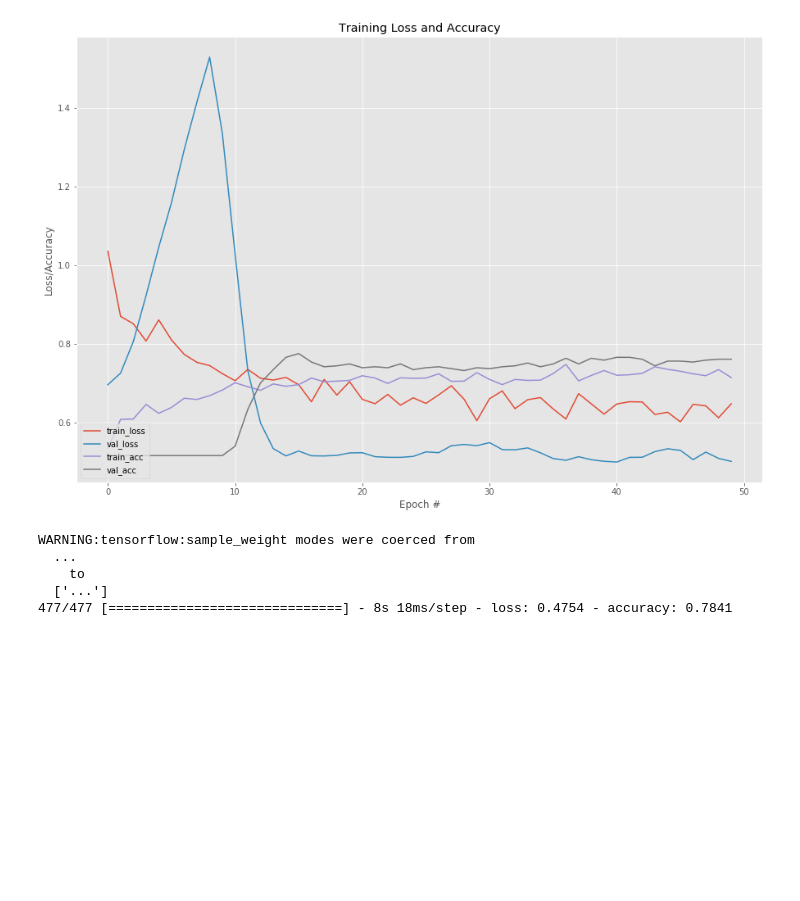
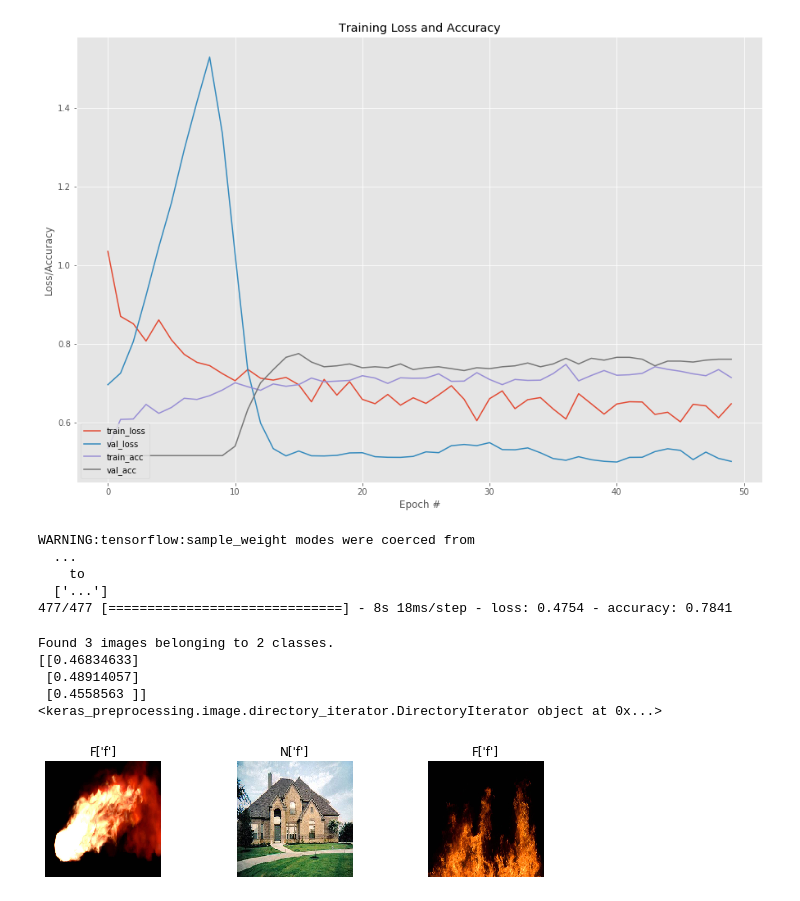
Before and after one commit to hugowangler/d7041e-mini-project, a Jupyter notebook: main.ipynb, the cells around one changed output. Drawn from its saved outputs; the diff is of its cells as text; code cells hidden in the pictures; blank space fills up the shorter version.

Commit message:
Add demo

```diff
--- a/main.ipynb
+++ b/main.ipynb
@@ -205,3 +206,29 @@ WARNING:tensorflow:sample_weight modes were coerced from
     to
   ['...']
 477/477 [==============================] - 8s 18ms/step - loss: 0.4754 - accuracy: 0.7841
+# %%
+#demo
+demo_gen = ImageDataGenerator(rescale=1./255)
+
+demo_images = demo_gen.flow_from_directory(
+    directory="dataset/demo",
+    shuffle=True,
+    target_size=IMAGE_SIZE,
+    class_mode="binary",
+    classes=CLASS_NAMES,
+    color_mode="rgba"
+)
+
+predictions = cnn.model.predict(demo_images)
+print(predictions)
+answers = np.where(predictions < 0.5, "f", "n")
+
+image_batch, label_batch = next(demo_images)
+show_batch(image_batch, label_batch, answers)
+# %% [output]
+Found 3 images belonging to 2 classes.
+[[0.46834633]
+ [0.48914057]
+ [0.4558563 ]]
+<keras_preprocessing.image.directory_iterator.DirectoryIterator object at 0x...>
+[figure, added]
```
Also changed, not shown: parts of 3 cells of this notebook.
